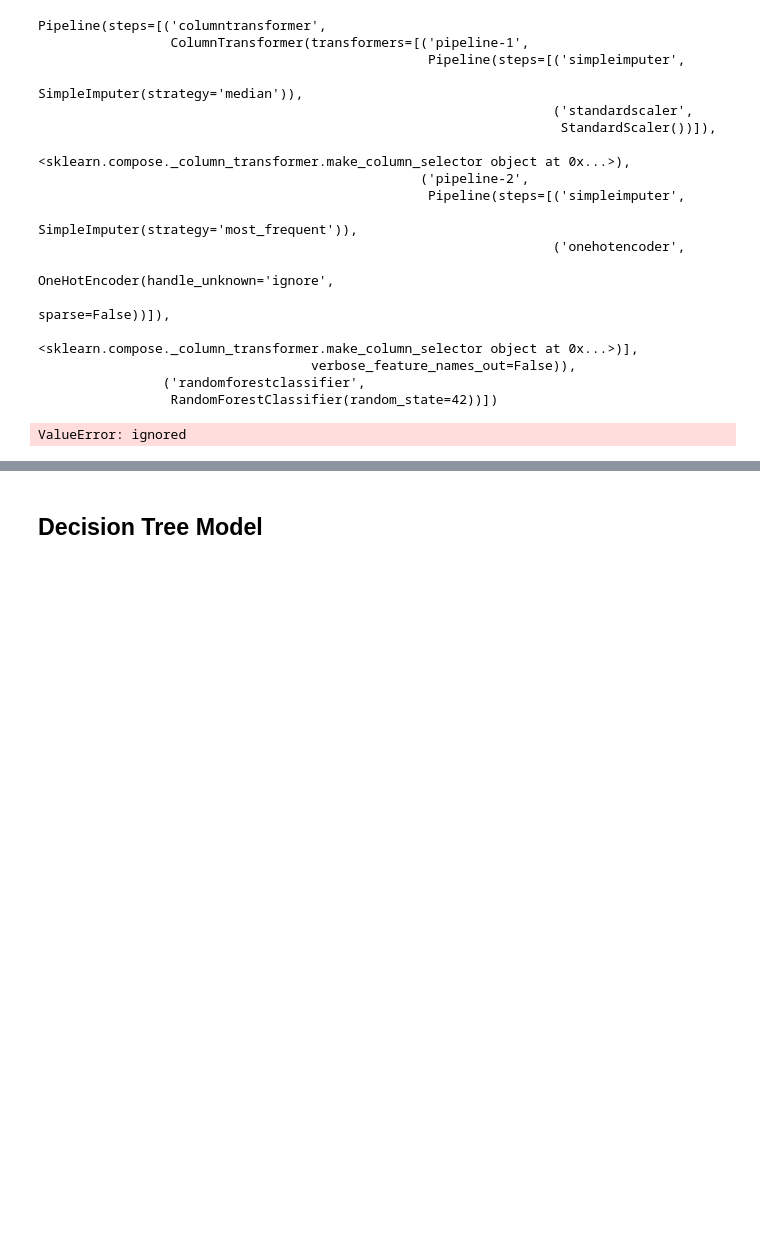
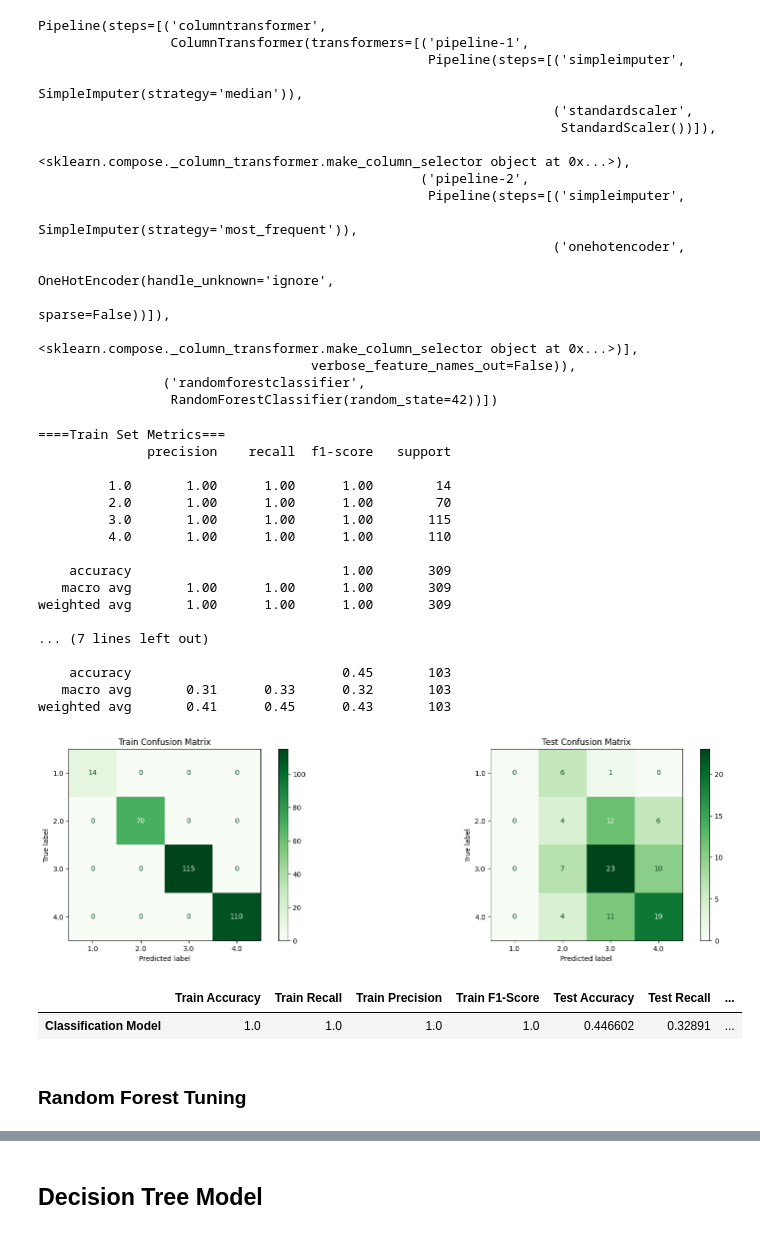
Before and after one commit to JmB17/Perosnal-Project, a Jupyter notebook: Classification_Prediction_on_Cirrhosis_Classification.ipynb, the cells around one changed output, grey strips where cells are left out. Saved outputs shown, nothing was run; the diff lists cells and outputs as text; code cells hidden in the pictures; blank space fills up the shorter version.

```diff
--- a/Classification_Prediction_on_Cirrhosis_Classification.ipynb
+++ b/Classification_Prediction_on_Cirrhosis_Classification.ipynb
@@ -776,6 +779,27 @@ Pipeline(steps=[('columntransformer',
 rf_train_preds = rf_pipe.predict(X_train)
 rf_test_preds = rf_pipe.predict(X_test)
 # %%
-evaluate_classification(rf, rf_train_preds, y_train, rf_test_preds, y_test)
+evaluate_classification(rf_pipe, X_train, y_train, X_test, y_test)
 # %% [output]
-ValueError: ignored
+====Train Set Metrics===
+              precision    recall  f1-score   support
+
+         1.0       1.00      1.00      1.00        14
+         2.0       1.00      1.00      1.00        70
+         3.0       1.00      1.00      1.00       115
+         4.0       1.00      1.00      1.00       110
+
+    accuracy                           1.00       309
+   macro avg       1.00      1.00      1.00       309
+weighted avg       1.00      1.00      1.00       309
+
+... (7 lines left out)
+
+    accuracy                           0.45       103
+   macro avg       0.31      0.33      0.32       103
+weighted avg       0.41      0.45      0.43       103
+[figure, added]
+|  | Train Accuracy | Train Recall | Train Precision | Train F1-Score | Test Accuracy | Test Recall | ... |
+| Classification Model | 1.0 | 1.0 | 1.0 | 1.0 | 0.446602 | 0.32891 | ... |
+# %% [markdown]
+### Random Forest Tuning
```
Also changed, not shown: parts of 30 cells of this notebook.
